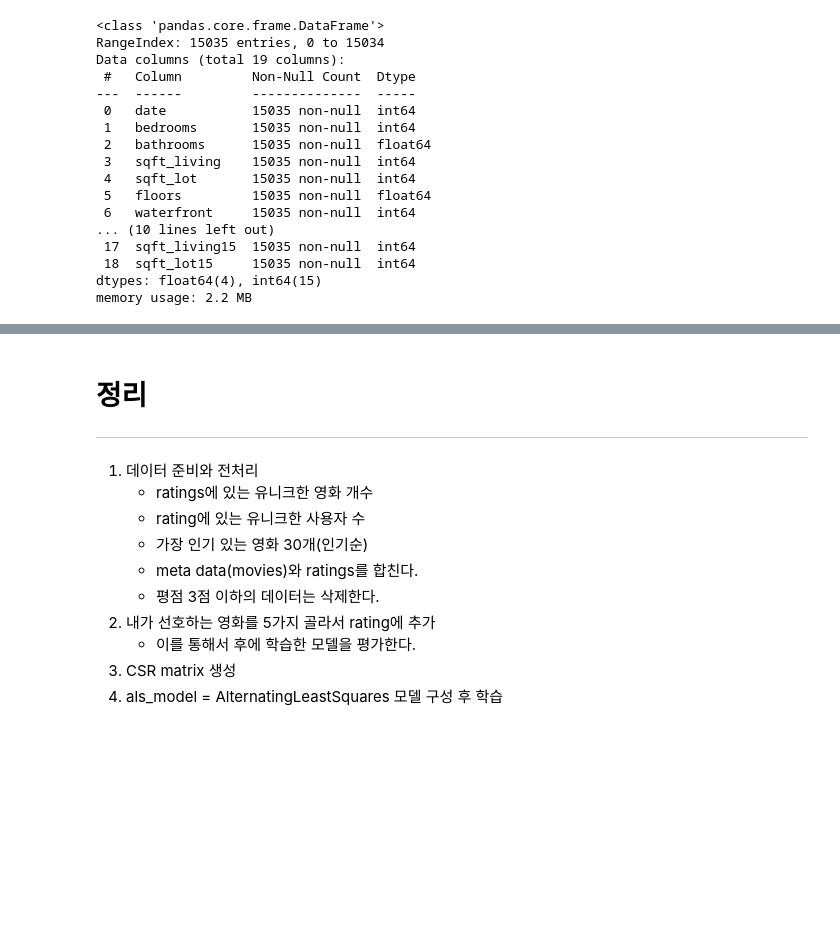
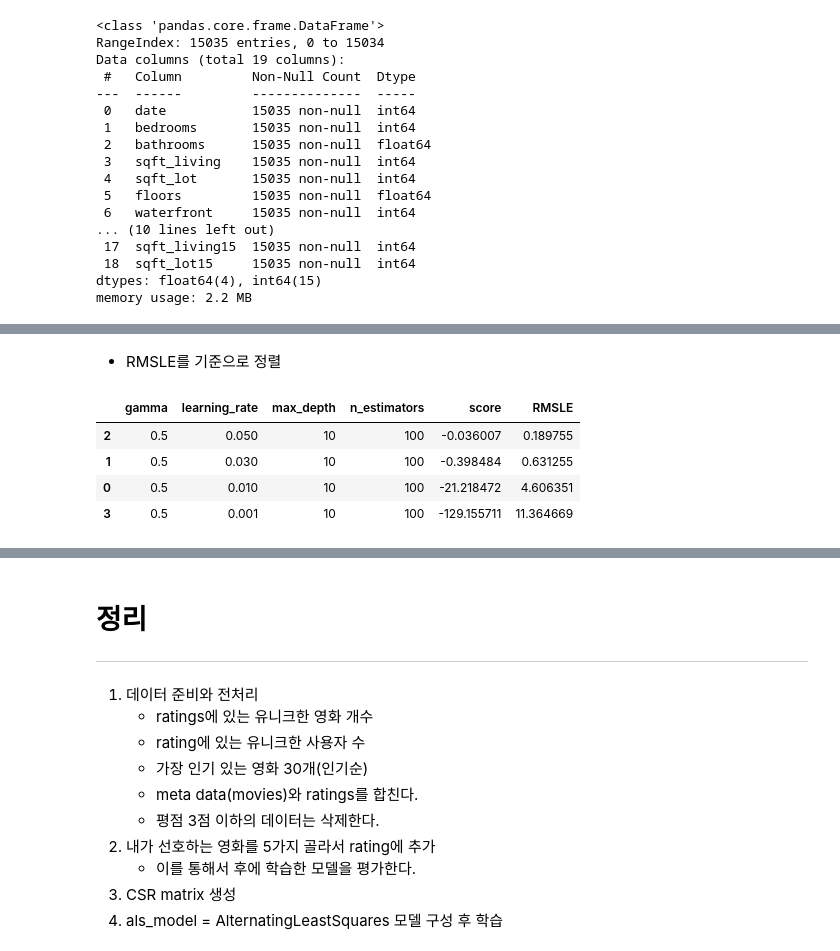
Before and after one commit to miinkang/AI_Project_AIFFEL, a Jupyter notebook: [E-09]my_1st_kaggle_competition.ipynb, the cells around one changed output, grey strips where cells are left out. Cells and saved outputs as stored; diff of their text form; code cells hidden in the pictures; blank space fills up the shorter version.

```diff
--- a/[E-09]my_1st_kaggle_competition.ipynb
+++ b/[E-09]my_1st_kaggle_competition.ipynb
@@ -181,0 +375,11 @@ memory usage: 2.2 MB
+# %% [markdown]
+- RMSLE를 기준으로 정렬
+# %%
+results = results.sort_values('RMSLE')
+results
+# %% [output]
+|  | gamma | learning_rate | max_depth | n_estimators | score | RMSLE |
+| 2 | 0.5 | 0.050 | 10 | 100 | -0.036007 | 0.189755 |
+| 1 | 0.5 | 0.030 | 10 | 100 | -0.398484 | 0.631255 |
+| 0 | 0.5 | 0.010 | 10 | 100 | -21.218472 | 4.606351 |
+| 3 | 0.5 | 0.001 | 10 | 100 | -129.155711 | 11.364669 |
```
Also changed, not shown: parts of 36 cells of this notebook.
